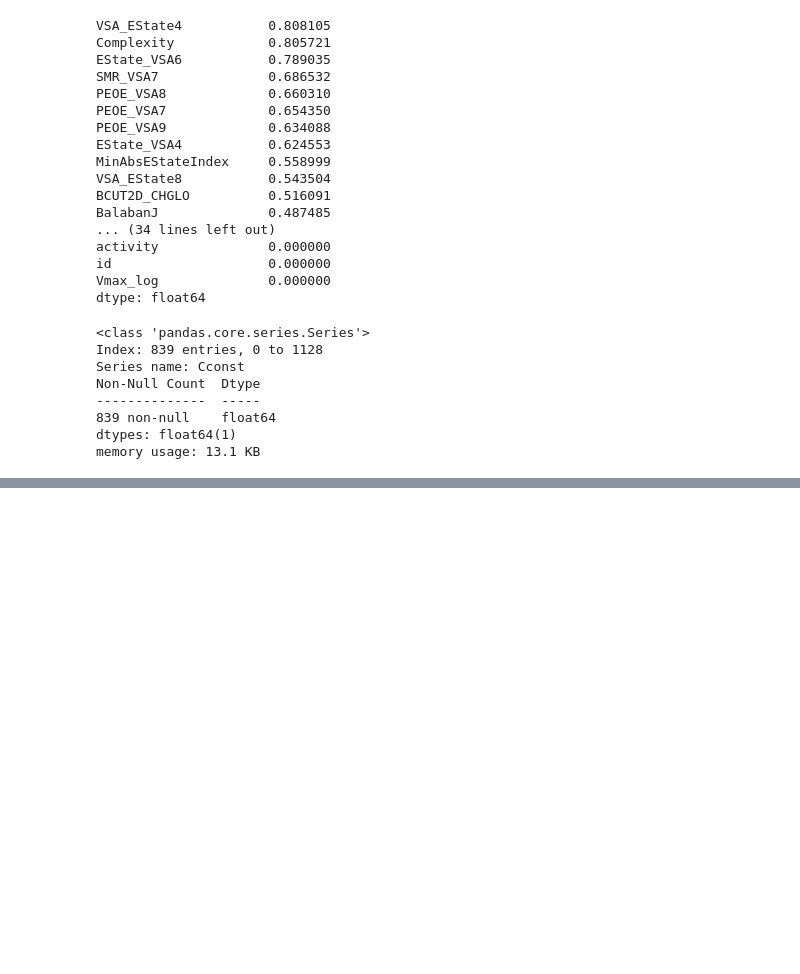
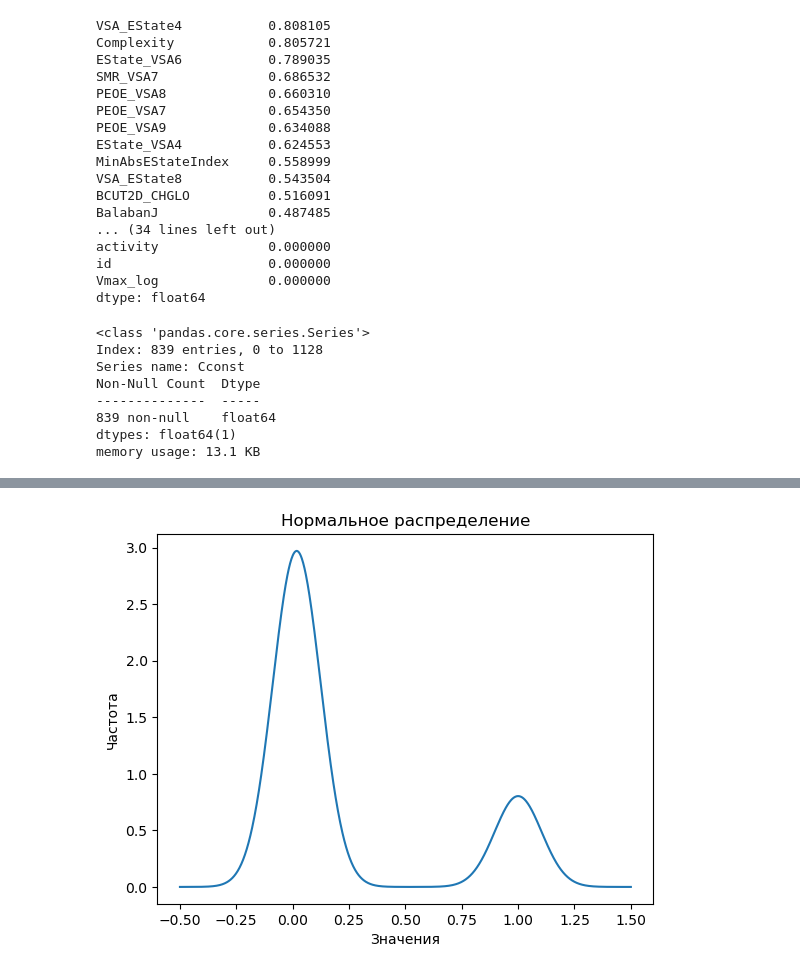
Before and after one commit to illhammm/Nanozymes1, a Jupyter notebook: Data_Preprocessing/data_preprocessing.ipynb, the cells around one changed output, grey strips where cells are left out. Cells and saved outputs as stored; diff of their text form; code cells hidden in the pictures; blank space fills up the shorter version.

Commit message:
Добавил функцию отрисовки графика распределения значений и функцию, заменяющюу значения стобца на результат np.squer()

```diff
--- a/Data_Preprocessing/data_preprocessing.ipynb
+++ b/Data_Preprocessing/data_preprocessing.ipynb
@@ -66,6 +66,17 @@ def del_quantil(df, column):
     df = df[~((df[column] < (Q1 - 1.5 * IQR)) | (df[column] > (Q3 + 1.5 * IQR)))]
 
     return df
+
+def do_numpy_squer(series):
+    list1 = series.tolist()
+    return np.square(list1)
+
+def to_drow_hist(series):
+    series.plot(kind='kde')
+    plt.xlabel(f'Значения {series.name}')
+    plt.ylabel('Частота')
+    plt.title('Нормальное распределение')
+    plt.show()
 # %%
 df = to_numeric_column(df, 'Vmax')
 df = to_numeric_column(df, 'Km')
@@ -150,0 +186,4 @@ memory usage: 13.1 KB
+# %%
+for i in range(21, 48):
+    list = do_numpy_squer(df.iloc[:, i])
+    df.iloc[:, i] = pd.Series(list)
@@ -150,0 +203,8 @@ memory usage: 13.1 KB
+# %%
+df.iloc[:, 21].plot(kind='kde')
+plt.xlabel('Значения')
+plt.ylabel('Частота')
+plt.title('Нормальное распределение')
+plt.show()
+# %% [output]
+[figure, added]
```
Also changed, not shown: parts of 5 cells of this notebook.
